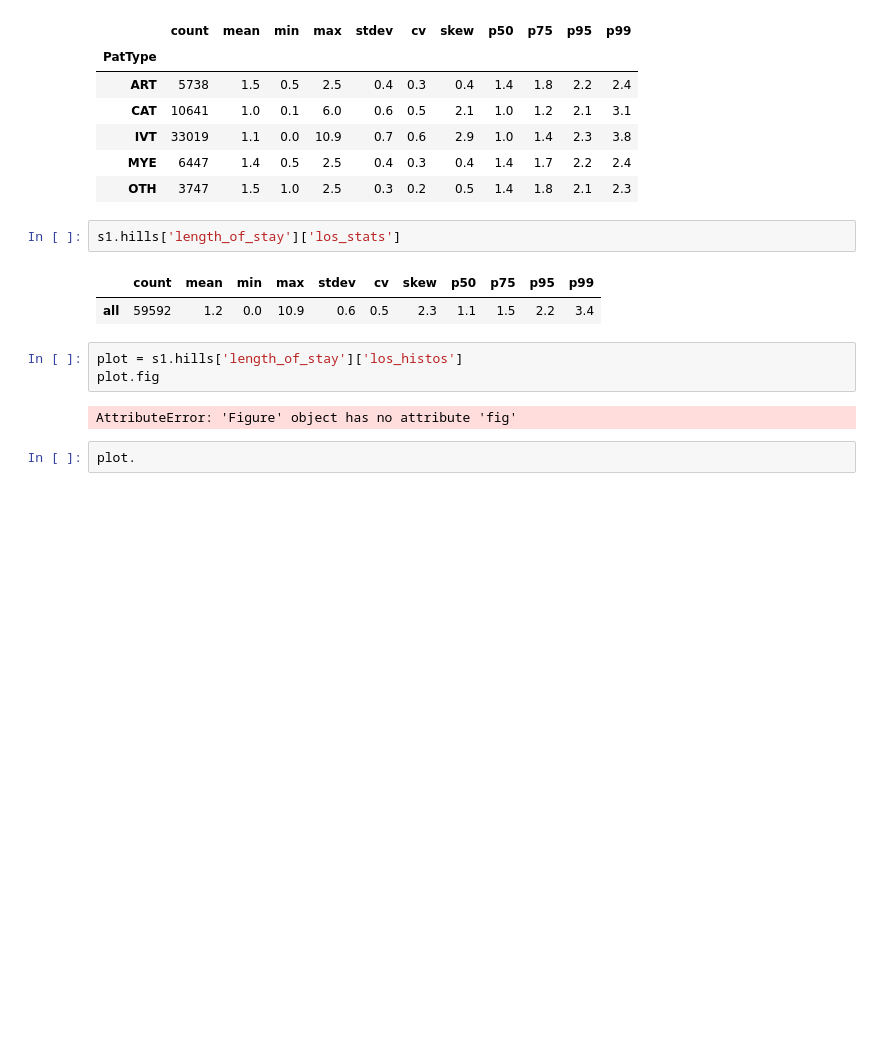
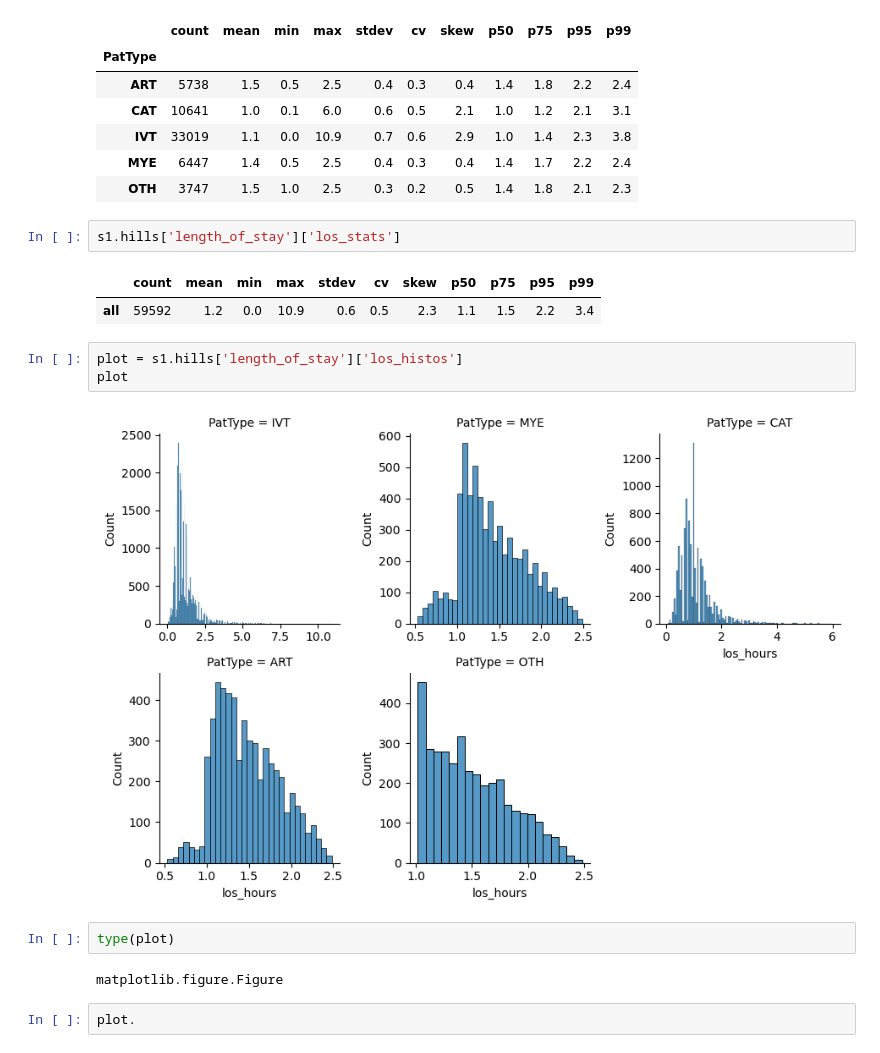
Before and after one commit to misken/hillmaker, a Jupyter notebook: examples/notebooks/hill_plotting.ipynb, the cells around one changed output. Drawn from its saved outputs; the diff is of its cells as text; blank space fills up the shorter version.

Commit message:
added plot to los summary

```diff
--- a/examples/notebooks/hill_plotting.ipynb
+++ b/examples/notebooks/hill_plotting.ipynb
@@ -579,8 +586,12 @@ s1.hills['length_of_stay']['los_stats']
 | all | 59592 | 1.2 | 0.0 | 10.9 | 0.6 | 0.5 | 2.3 | 1.1 | 1.5 | 2.2 | 3.4 |
 # %%
 plot = s1.hills['length_of_stay']['los_histos']
-plot.fig
+plot
 # %% [output]
-AttributeError: 'Figure' object has no attribute 'fig'
+[figure, added]
 # %%
-plot.
+type(plot)
+# %% [output]
+matplotlib.figure.Figure
+# %%
+plot.
```
Also changed, not shown: parts of 9 cells of this notebook, 2 other files.
